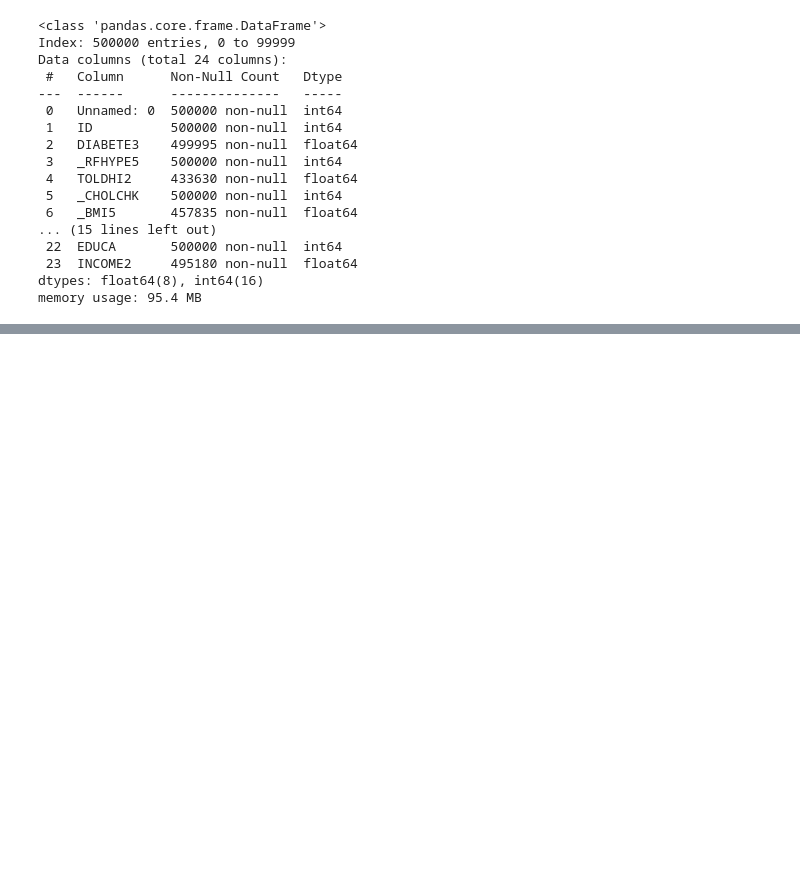
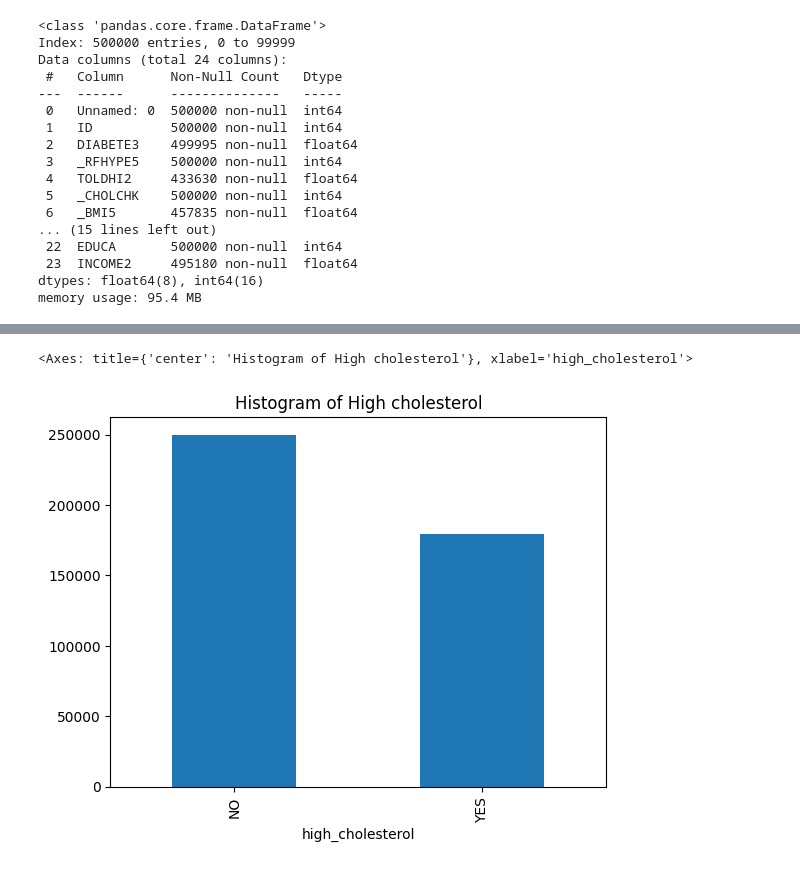
Before and after one commit to ralisv/IB031-Diabetes, a Jupyter notebook: solution_veronika.ipynb, the cells around one changed output, grey strips where cells are left out. Saved outputs shown, nothing was run; the diff lists cells and outputs as text; code cells hidden in the pictures; blank space fills up the shorter version.

```diff
--- a/solution_veronika.ipynb
+++ b/solution_veronika.ipynb
@@ -32,0 +111,8 @@ memory usage: 95.4 MB
+# %%
+category_counts = dataset[dataset["high_cholesterol"] != None]['high_cholesterol'].value_counts()
+
+# Plot the histogram
+category_counts.plot(kind='bar', title='Histogram of High cholesterol')
+# %% [output]
+<Axes: title={'center': 'Histogram of High cholesterol'}, xlabel='high_cholesterol'>
+[figure, added]
```
Also changed, not shown: parts of 19 cells of this notebook.
